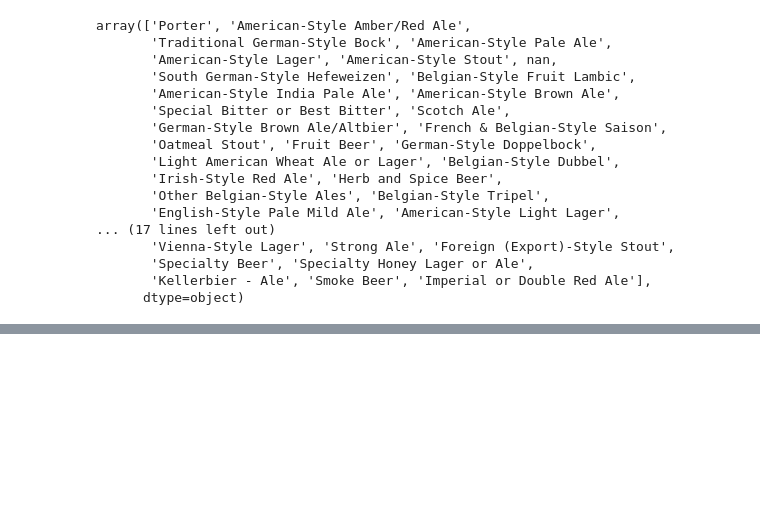
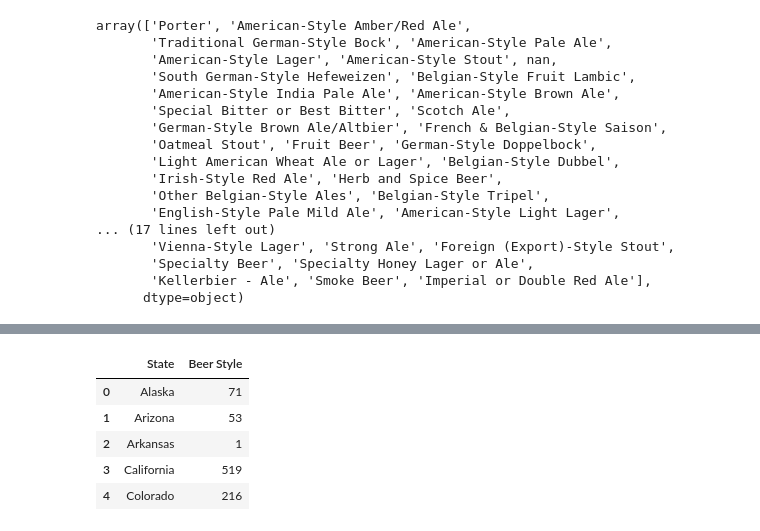
Before and after one commit to a-prospero/strange_brew, a Jupyter notebook: beer_style.ipynb, the cells around one changed output, grey strips where cells are left out. Saved outputs shown, nothing was run; the diff lists cells and outputs as text; code cells hidden in the pictures; blank space fills up the shorter version.

```diff
--- a/beer_style.ipynb
+++ b/beer_style.ipynb
@@ -121,0 +161,5 @@ TypeError: 'bool' object is not callable
+# %%
+states_count = state_beer.count()['Beer Style']
+# %%
+states_count = states_count.reset_index()
+# .index.unique()
@@ -121,0 +184,9 @@ TypeError: 'bool' object is not callable
+# %%
+states_count.head()
+# %% [output]
+|  | State | Beer Style |
+| 0 | Alaska | 71 |
+| 1 | Arizona | 53 |
+| 2 | Arkansas | 1 |
+| 3 | California | 519 |
+| 4 | Colorado | 216 |
```
Also changed, not shown: parts of 9 cells of this notebook, 1 other file.
